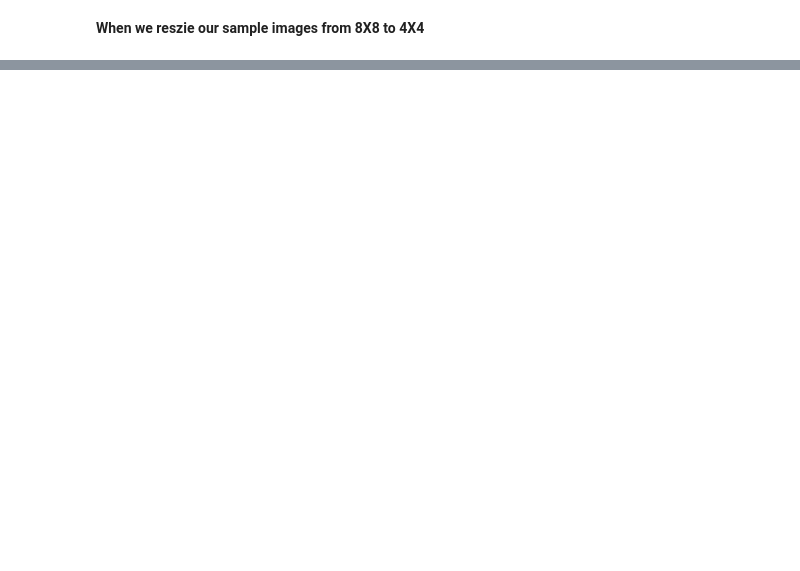
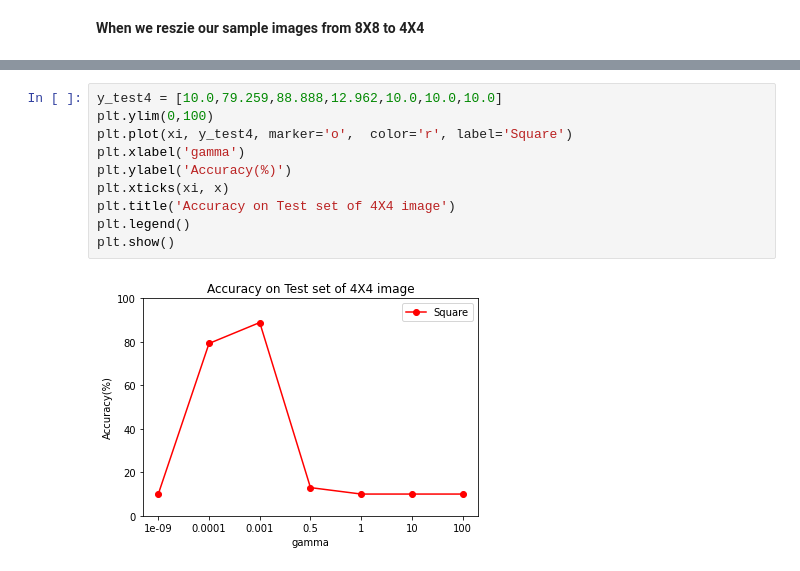
Before and after one commit to shashi7679/mnist-dataset, a Jupyter notebook: mnist-dataset/plot_digit_classification_hyperparameter_compare.ipynb, the cells around one changed output, grey strips where cells are left out. Cells and saved outputs as stored; diff of their text form; blank space fills up the shorter version.

```diff
--- a/mnist-dataset/plot_digit_classification_hyperparameter_compare.ipynb
+++ b/mnist-dataset/plot_digit_classification_hyperparameter_compare.ipynb
@@ -107,0 +213,12 @@ Accuracy for 4X4 images on 75:25 Split and gamma 0.01 :-  86.22222222222223
+# %%
+y_test4 = [10.0,79.259,88.888,12.962,10.0,10.0,10.0]
+plt.ylim(0,100)
+plt.plot(xi, y_test4, marker='o',  color='r', label='Square')
+plt.xlabel('gamma')
+plt.ylabel('Accuracy(%)')
+plt.xticks(xi, x)
+plt.title('Accuracy on Test set of 4X4 image')
+plt.legend()
+plt.show()
+# %% [output]
+[figure, added]
```
Also changed, not shown: parts of 29 cells of this notebook.
